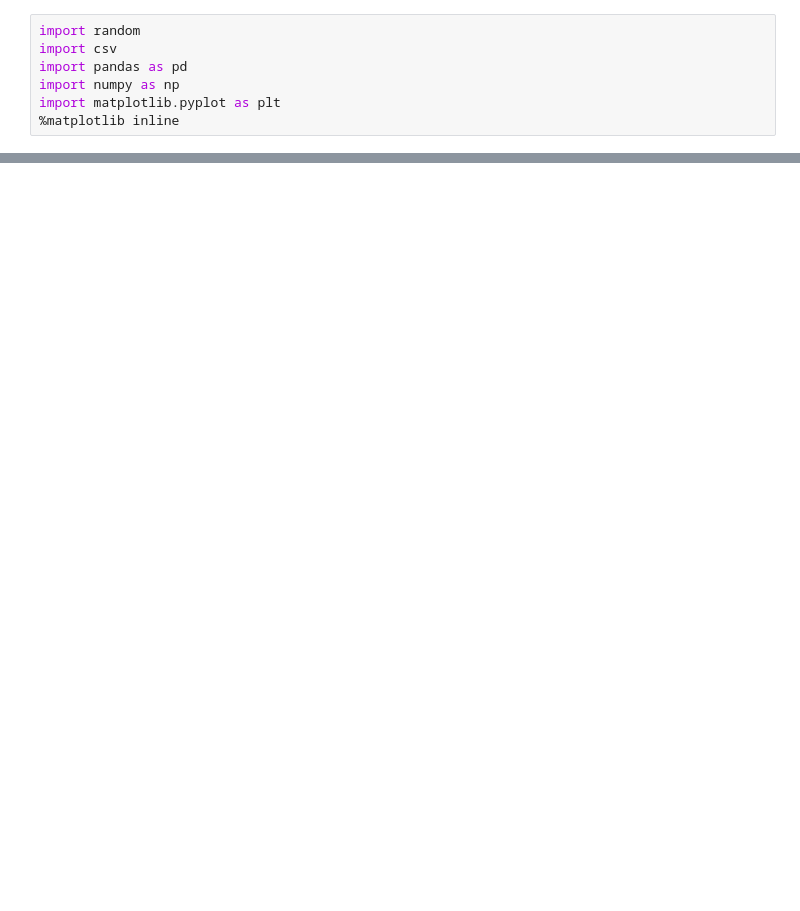
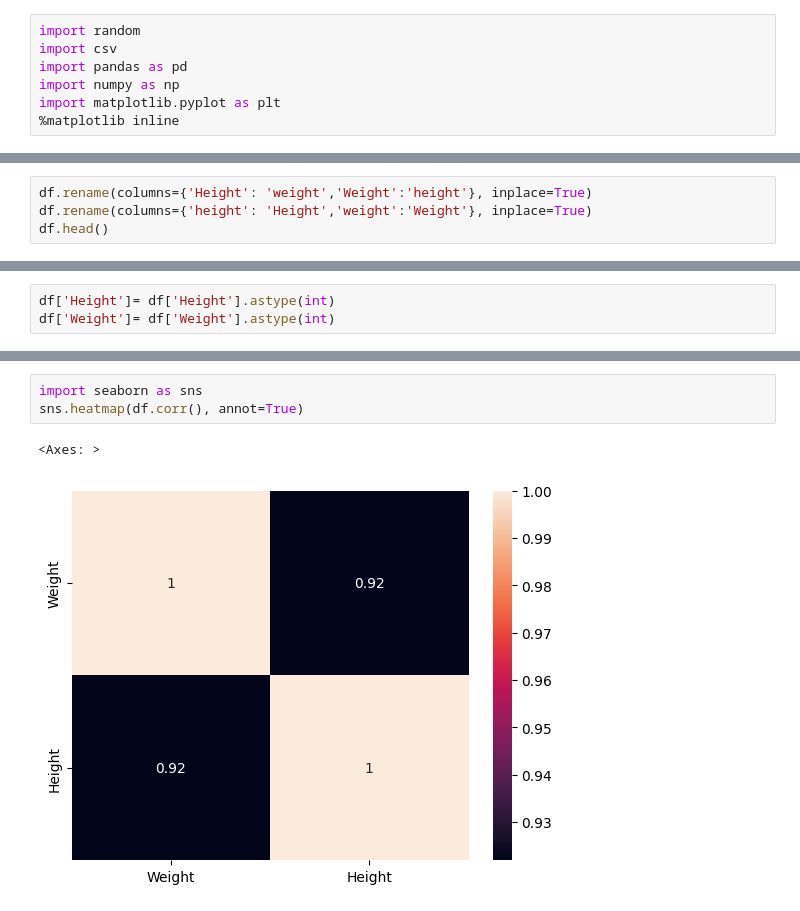
Before and after one commit to Ashok-Prajapati2/Machine-Learning, a Jupyter notebook: simple-linear-reg.ipynb, the cells around one changed output, grey strips where cells are left out. Drawn from its saved outputs; the diff is of its cells as text; blank space fills up the shorter version.

```diff
--- a/simple-linear-reg.ipynb
+++ b/simple-linear-reg.ipynb
@@ -23,0 +26,4 @@ df.head()
+# %%
+df.rename(columns={'Height': 'weight','Weight':'height'}, inplace=True)
+df.rename(columns={'height': 'Height','weight':'Weight'}, inplace=True)
+df.head()
@@ -23,0 +37,3 @@ df.head()
+# %%
+df['Height']= df['Height'].astype(int)
+df['Weight']= df['Weight'].astype(int)
@@ -23,0 +56,6 @@ df.head()
+# %%
+import seaborn as sns
+sns.heatmap(df.corr(), annot=True)
+# %% [output]
+<Axes: >
+[figure, added]
```
Also changed, not shown: parts of 38 cells of this notebook, 1 other file.
